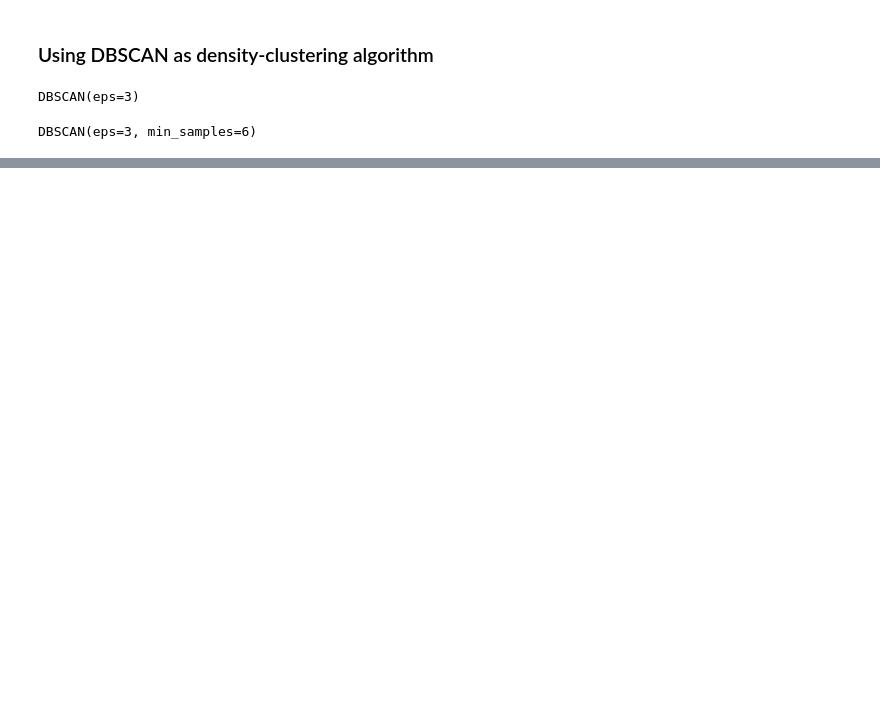
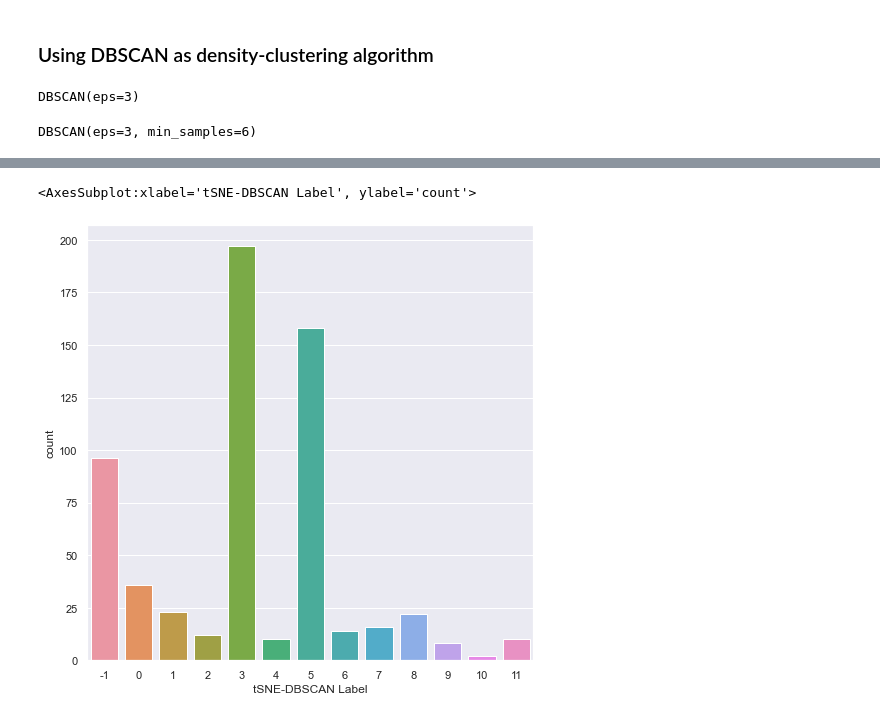
Before and after one commit to dhruvjha206/Unsupervised-Text-Clustering-using-NLP, a Jupyter notebook: Clustering of phrases v4.ipynb, the cells around one changed output, grey strips where cells are left out. Drawn from its saved outputs; the diff is of its cells as text; code cells hidden in the pictures; blank space fills up the shorter version.

```diff
--- a/Clustering of phrases v4.ipynb
+++ b/Clustering of phrases v4.ipynb
@@ -241,2 +266,10 @@ Name: phrase, dtype: int64
+# %%
+#Result
+
+sns.set(rc={'figure.figsize':(8,8)})
+sns.countplot(df['tSNE-DBSCAN Label'])
+# %% [output]
+<AxesSubplot:xlabel='tSNE-DBSCAN Label', ylabel='count'>
+[figure, added]
 # %%
 df.to_excel("output v4.xlsx")
```
Also changed, not shown: parts of 10 cells of this notebook.
